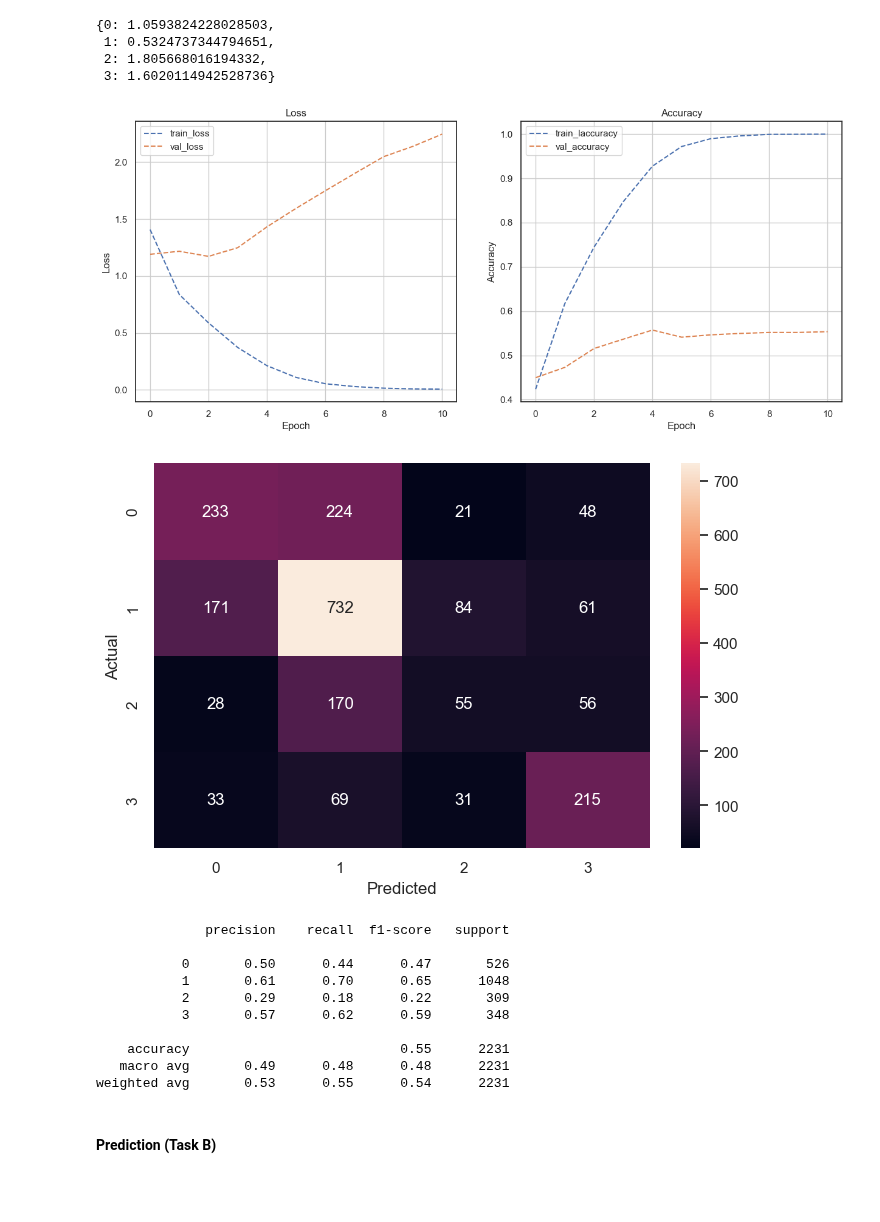
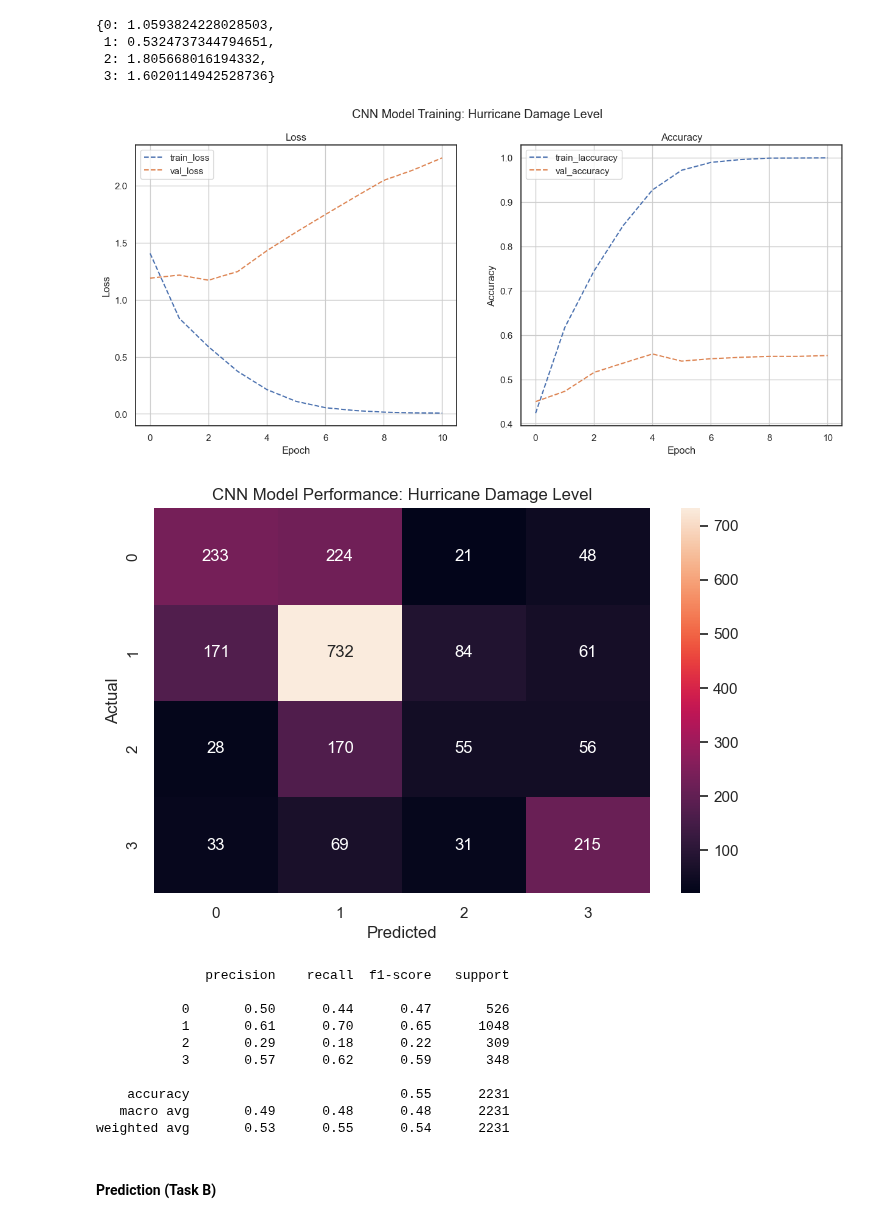
Before and after one commit to fractalclockwork/Data200, a Jupyter notebook: analysis/Final_Report.ipynb, the cells around one changed output. Cells and saved outputs as stored; diff of their text form; code cells hidden in the pictures; blank space fills up the shorter version.

```diff
--- a/analysis/Final_Report.ipynb
+++ b/analysis/Final_Report.ipynb
@@ -835,10 +838,9 @@ else:
 # Create a simple fully-connected model
 model = Sequential()
 model.add(Flatten(input_shape=train_features.shape[1:]))
-model.add(Dense(128, activation="relu"))
-# model.add(Dropout(0.01)),
+model.add(Dense(128, activation="relu")) # More dense
 model.add(Dense(64, activation="relu"))
-# model.add(Dropout(0.0001)),
+model.add(Dense(64, activation="relu"))
 model.add(Dense(8, activation="softmax"))  # 8 classes
 
 # Compile the model
@@ -858,7 +860,7 @@ class_weights = compute_class_weight(
 class_weights_dict = {i: weight for i, weight in enumerate(class_weights)}
 
 # Save the model
-model_name = "task_A_vgg16_model_dropout"
+model_name = "task_A_vgg16_model_dropout_more_dense"
 model_0, history_0, notes_0 = load_model_data(model_name, path=data_dir)
 if model_0 != None:
     model, model_history, notes = model_0, history_0, notes_0
@@ -868,7 +870,7 @@ else:
         train_features,
         m_train_df["label"],
         validation_data=(val_features, m_val_df["label"]),
-        epochs=10,
+        epochs=15,
         batch_size=128,
         class_weight=class_weights_dict,
     )
@@ -1039,7 +1046,7 @@ backend.clear_session()  # clear model
 model_history = model.fit(
     combined_features,
     combined_targets.astype(float),
-    epochs=11,
+    epochs=15,
     batch_size=128,
     class_weight=class_weights_dict,
 )
@@ -1088,11 +1090,21 @@ Y_smote.shape, combined_targets.shape
 # %% [output]
 ((57632,), (15384,))
 # %%
-backend.clear_session()  # clear model
+# clear model
+backend.clear_session()
+
+# recompile
+model.compile(
+    optimizer="adam",
+    loss="sparse_categorical_crossentropy",
+    metrics=["accuracy"],
+)
+
+#fit
 model_history = model.fit(
     X_smote,
     Y_smote,
-    epochs=20,
+    epochs=11,
     batch_size=128,
 )
 # %% [output]
@@ -1319,8 +1329,10 @@ class_weights_dict
  3: 1.6020114942528736}
 # %%
 plot_loss(model_history)
+plt.suptitle("CNN Model Training: Hurricane Damage Level")
+plt.savefig(f"{figure_path}/model_eval_task_b_cnn_training.png", dpi=300)
 # %% [output]
-[figure, old version]
+[figure, new version]
 # %%
 from sklearn.metrics import classification_report
 import numpy as np
@@ -1337,14 +1349,17 @@ sns.heatmap(
 )
 plt.ylabel("Actual")
 plt.xlabel("Predicted")
+plt.title("CNN Model Performance: Hurricane Damage Level")
+plt.savefig(f"{figure_path}/model_eval_task_b_cnn_confusion.png", dpi=300)
 plt.show()
+
 print(
     classification_report(
         Y_actual, Y_pred, target_names=["0", "1", "2", "3"]
     )
 )
 # %% [output]
-[figure, old version]
+[figure, new version]
               precision    recall  f1-score   support
 
            0       0.50      0.44      0.47       526
```
Also changed, not shown: parts of 25 cells of this notebook, 4 other files.
